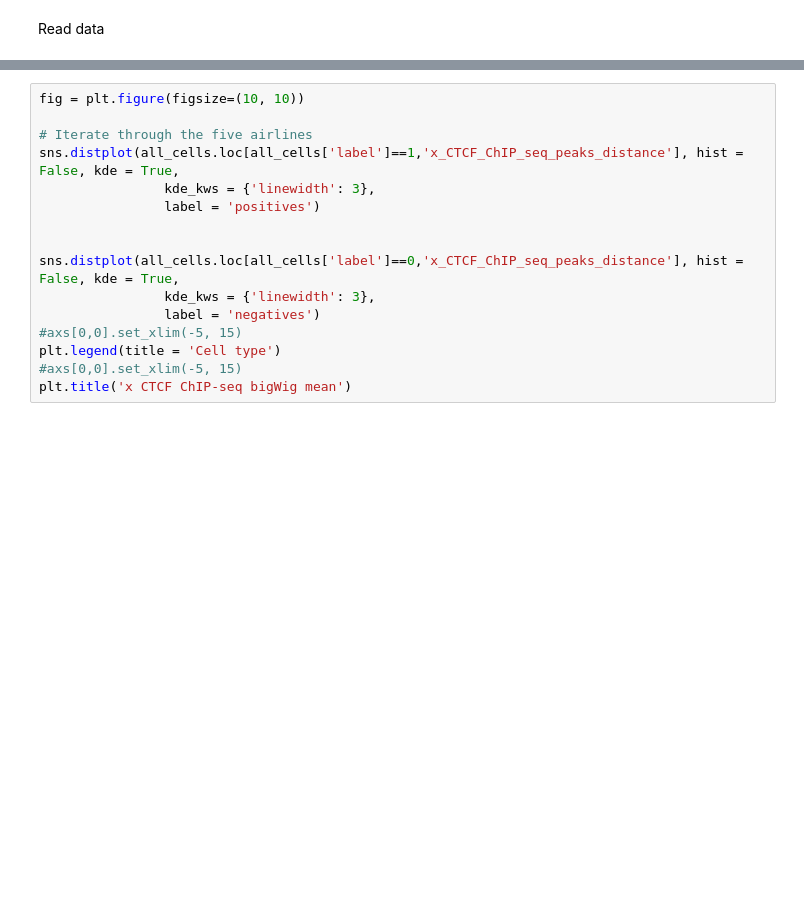
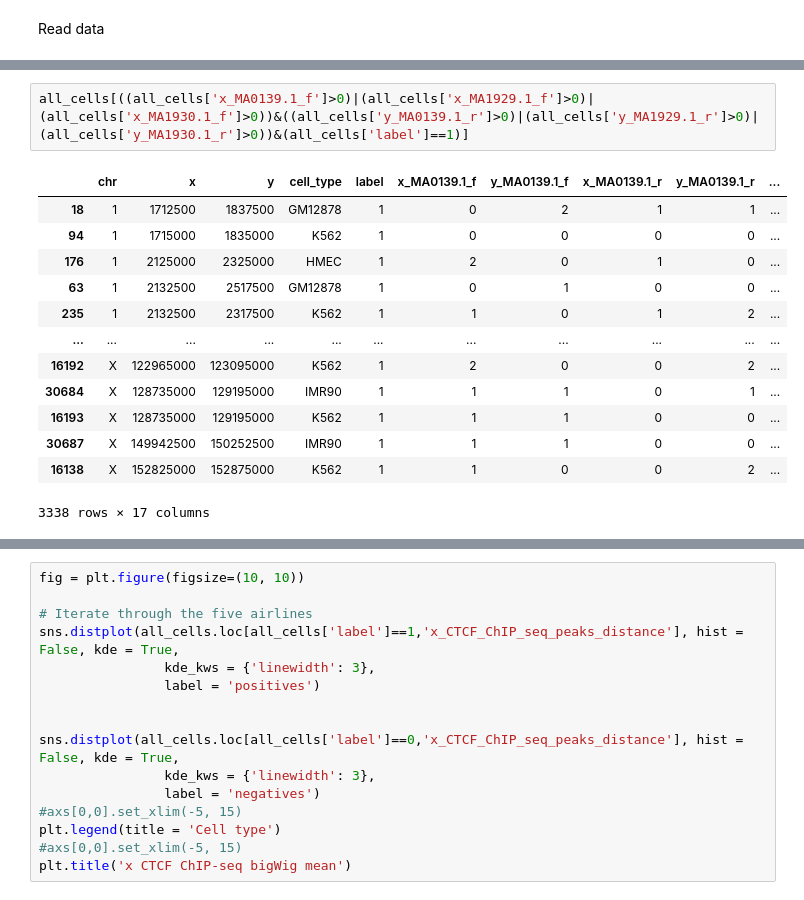
Before and after one commit to ola-cupriak/predicting-the-formation-of-chromatin-loops-using-genomic-data, a Jupyter notebook: notebooks/exploratory_data_analysis.ipynb, the cells around one changed output, grey strips where cells are left out. Cells and saved outputs as stored; diff of their text form; blank space fills up the shorter version.

```diff
--- a/notebooks/exploratory_data_analysis.ipynb
+++ b/notebooks/exploratory_data_analysis.ipynb
@@ -15,0 +39,16 @@ all_cells = pd.read_parquet('../data/04_feature/concatenated_combined_functional
+# %%
+all_cells[((all_cells['x_MA0139.1_f']>0)|(all_cells['x_MA1929.1_f']>0)|(all_cells['x_MA1930.1_f']>0))&((all_cells['y_MA0139.1_r']>0)|(all_cells['y_MA1929.1_r']>0)|(all_cells['y_MA1930.1_r']>0))&(all_cells['label']==1)]
+# %% [output]
+|  | chr | x | y | cell_type | label | x_MA0139.1_f | y_MA0139.1_f | x_MA0139.1_r | y_MA0139.1_r | ... |
+| 18 | 1 | 1712500 | 1837500 | GM12878 | 1 | 0 | 2 | 1 | 1 | ... |
+| 94 | 1 | 1715000 | 1835000 | K562 | 1 | 0 | 0 | 0 | 0 | ... |
+| 176 | 1 | 2125000 | 2325000 | HMEC | 1 | 2 | 0 | 1 | 0 | ... |
+| 63 | 1 | 2132500 | 2517500 | GM12878 | 1 | 0 | 1 | 0 | 0 | ... |
+| 235 | 1 | 2132500 | 2317500 | K562 | 1 | 1 | 0 | 1 | 2 | ... |
+| ... | ... | ... | ... | ... | ... | ... | ... | ... | ... | ... |
+| 16192 | X | 122965000 | 123095000 | K562 | 1 | 2 | 0 | 0 | 2 | ... |
+| 30684 | X | 128735000 | 129195000 | IMR90 | 1 | 1 | 1 | 0 | 1 | ... |
+| 16193 | X | 128735000 | 129195000 | K562 | 1 | 1 | 1 | 0 | 0 | ... |
+| 30687 | X | 149942500 | 150252500 | IMR90 | 1 | 1 | 1 | 0 | 0 | ... |
+| 16138 | X | 152825000 | 152875000 | K562 | 1 | 1 | 0 | 0 | 2 | ... |
+3338 rows × 17 columns
```
Also changed, not shown: parts of 7 cells of this notebook.
